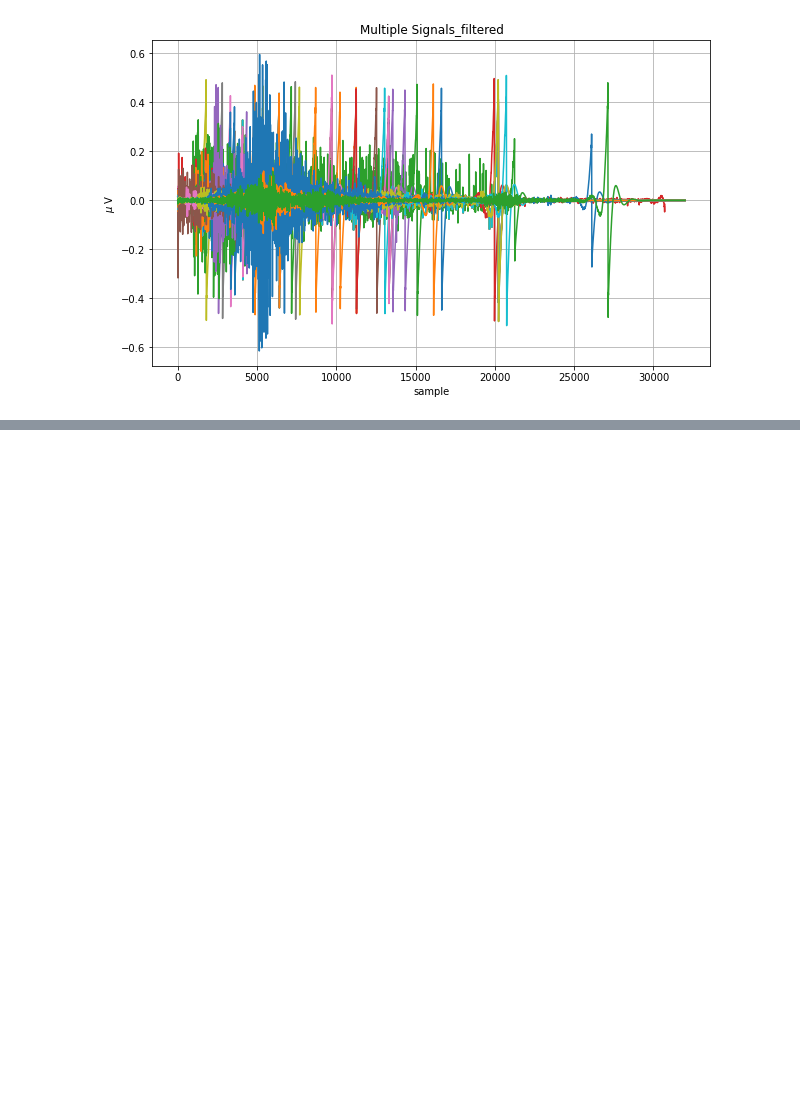
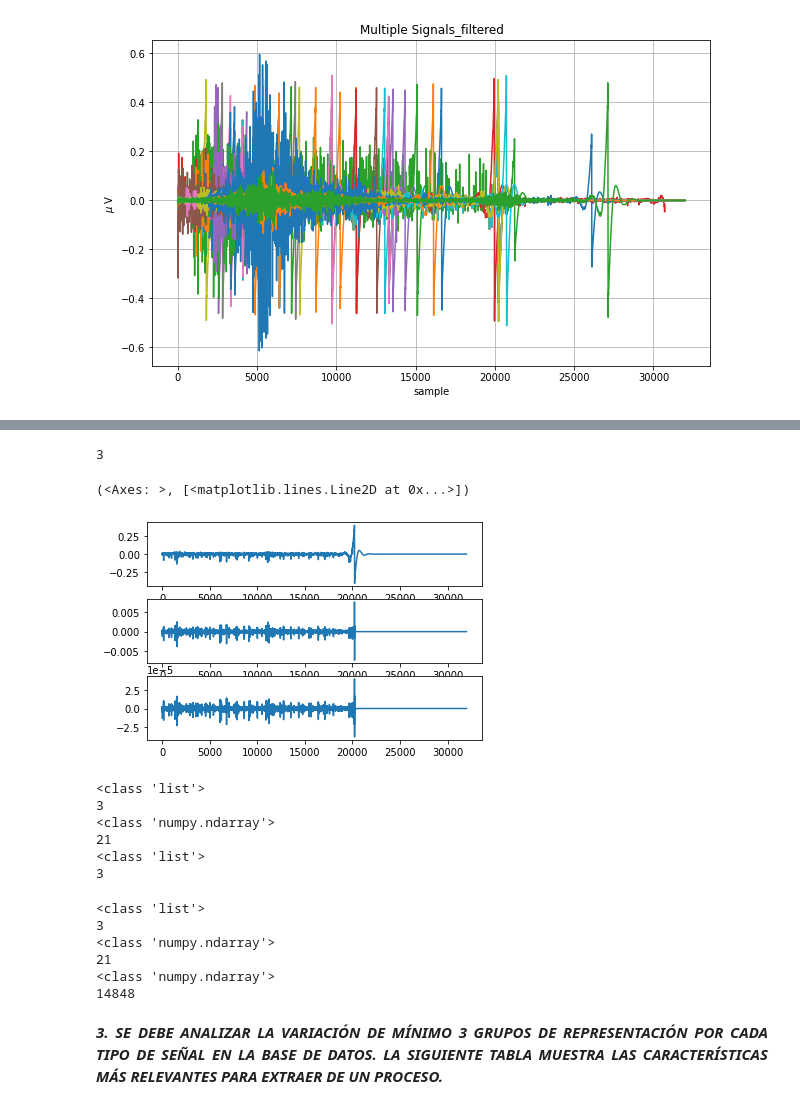
Before and after one commit to StivenVelasquez/Analisis-Multivariado-de-Seniales-Sismograficas, a Jupyter notebook: Mini_proyecto_1_Análisis_Multivariado_de_Señales_Sismográficas.ipynb, the cells around one changed output, grey strips where cells are left out. Saved outputs shown, nothing was run; the diff lists cells and outputs as text; code cells hidden in the pictures; blank space fills up the shorter version.

Commit message:
Se realiza la extracción de características y se organiza el código

```diff
--- a/Mini_proyecto_1_Análisis_Multivariado_de_Señales_Sismográficas.ipynb
+++ b/Mini_proyecto_1_Análisis_Multivariado_de_Señales_Sismográficas.ipynb
@@ -749,0 +190,51 @@ caracteristicas3 = extraer_caracteristicas(componente3_SismoL, fs)
+# %%
+print(len(X_ssa[0]))
+# %% [output]
+3
+# %%
+plt.subplot(3,1,1),plt.plot(X_ssa[idSignal, 0])
+plt.subplot(3,1,2),plt.plot(X_ssa[idSignal, 1])
+plt.subplot(3,1,3),plt.plot(X_ssa[idSignal, 2])
+# %% [output]
+(<Axes: >, [<matplotlib.lines.Line2D at 0x...>])
+[figure, added]
+# %%
+# Imprime el tipo de datos de la variable signal_spectrum_singular y su longitud
+print(type(signal_spectrum_singular))
+print(len(signal_spectrum_singular))
+
+# Imprime el tipo de datos de la primera dimensión de signal_spectrum_singular y su longitud
+print(type(signal_spectrum_singular[0]))
+print(len(signal_spectrum_singular[0]))
+
+# Imprime el tipo de datos de la variable signal_spectrum_singular y la longitud de su tercera dimensión
+print(type(signal_spectrum_singular))
+print(len(signal_spectrum_singular[0][0]))
+# %% [output]
+<class 'list'>
+3
+<class 'numpy.ndarray'>
+21
+<class 'list'>
+3
+# %%
+# Imprime el tipo de datos de la variable signal_filtered y su longitud
+print(type(signal_filtered))
+print(len(signal_filtered))
+
+# Imprime el tipo de datos de la primera dimensión de signal_filtered y su longitud
+print(type(signal_filtered[0]))
+print(len(signal_filtered[0]))
+
+# Imprime el tipo de datos de la segunda dimensión de signal_filtered y su longitud
+print(type(signal_filtered[0][0]))
+print(len(signal_filtered[0][0]))
+# %% [output]
+<class 'list'>
+3
+<class 'numpy.ndarray'>
+21
+<class 'numpy.ndarray'>
+14848
+# %% [markdown]
+<div align="justify"><strong><em>3. SE DEBE ANALIZAR LA VARIACIÓN DE MÍNIMO 3 GRUPOS DE REPRESENTACIÓN POR CADA TIPO DE SEÑAL EN LA BASE DE DATOS. LA SIGUIENTE TABLA MUESTRA LAS CARACTERÍSTICAS MÁS RELEVANTES PARA EXTRAER DE UN PROCESO.</em></strong></div>
```
Also changed, not shown: parts of 69 cells of this notebook.
